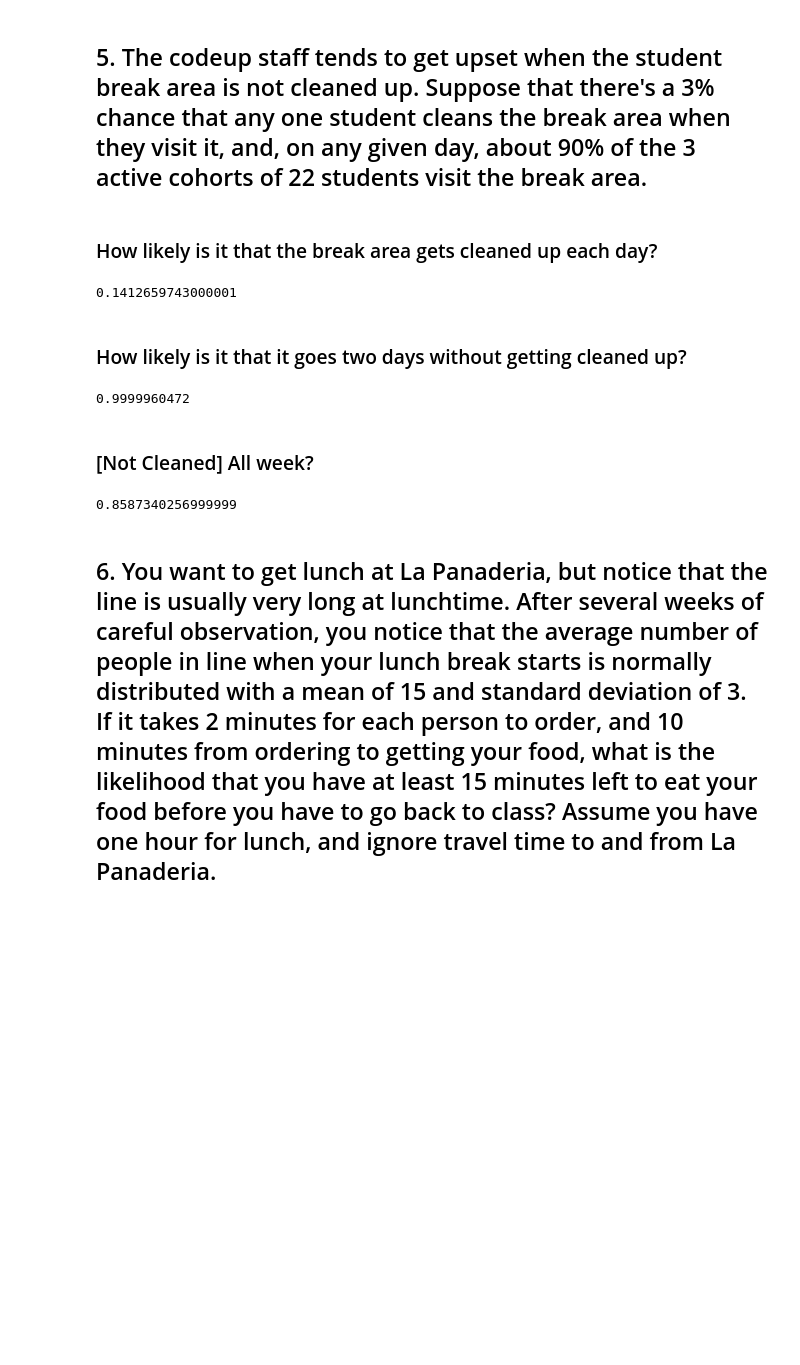
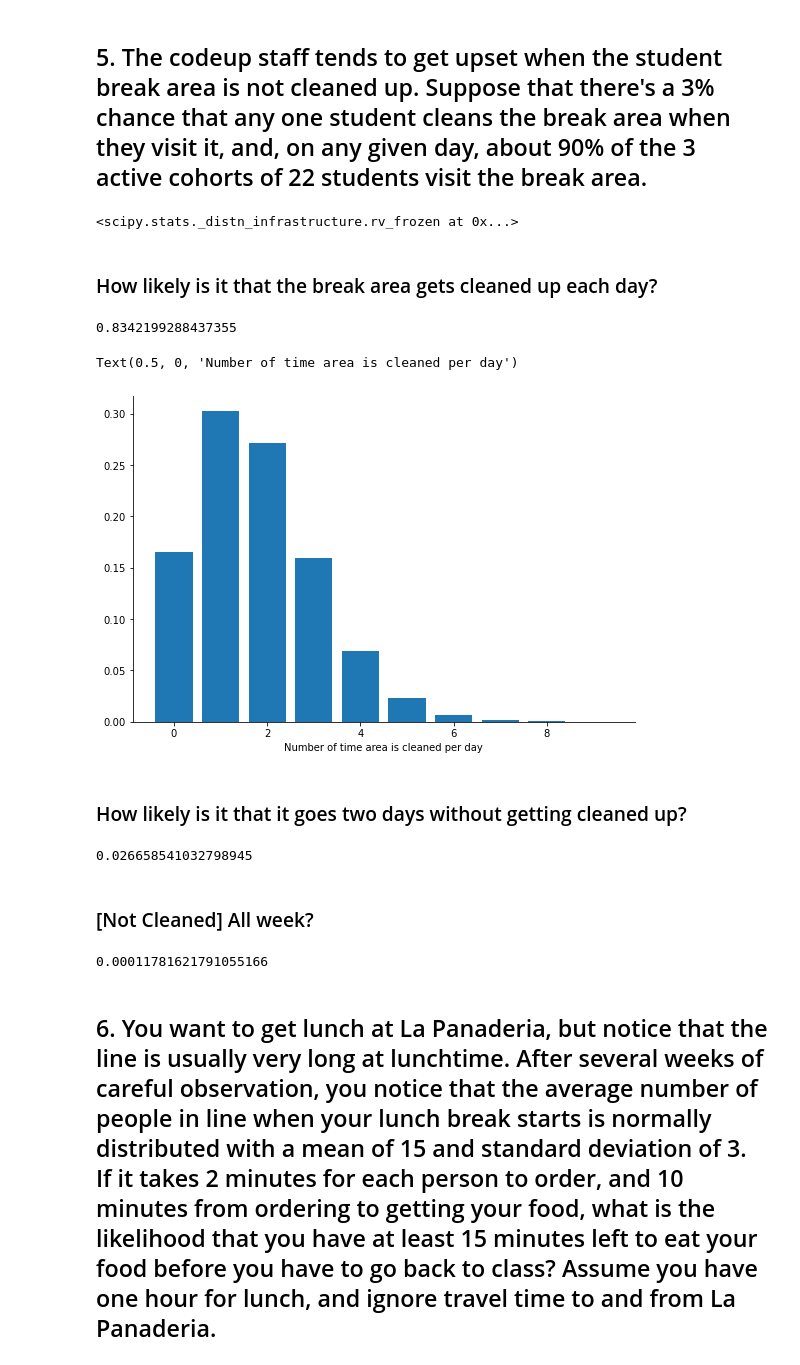
Before and after one commit to kanieladenis/statistics-exercises, a Jupyter notebook: probability_distributions.ipynb, the cells around one changed output. Drawn from its saved outputs; the diff is of its cells as text; code cells hidden in the pictures; blank space fills up the shorter version.

```diff
--- a/probability_distributions.ipynb
+++ b/probability_distributions.ipynb
@@ -119,30 +120,49 @@ stats.binom(60,.01).sf(0)
 p_cleaning = .03
 students = 66
 r_visits = .9
-students_visit = students * r_visits
-n_days = 5
-
-cleaning = stats.binom(n_days, p_cleaning)
+n_days = 1
+students_visit = round(students * r_visits * n_days)
+# the probability distribution that a student will clean that day ( 0 students to 8 students)
+cleaning = stats.binom(students_visit, p_cleaning)
+cleaning
+# %% [output]
+<scipy.stats._distn_infrastructure.rv_frozen at 0x...>
 # %% [markdown]
 ### How likely is it that the break area gets cleaned up each day?
 # %%
+#excludes no students cleaning
 cleaning.sf(0)
 # %% [output]
-0.1412659743000001
+0.8342199288437355
+# %%
+x = np.arange(0, 10)
+y = stats.binom(students_visit,p_cleaning).pmf(x)
+
+plt.bar(x, y)
+plt.xlabel('Number of time area is cleaned per day')
+# %% [output]
+Text(0.5, 0, 'Number of time area is cleaned per day')
+[figure, added]
 # %% [markdown]
 ### How likely is it that it goes two days without getting cleaned up?
 # %%
-n_days = 5
-1 - (cleaning.sf(3))
+# changes days to two, selects zero students cleaning
+n_days = 2
+students_visit = round(students * r_visits * n_days)
+cleaning = stats.binom(students_visit, p_cleaning)
+cleaning.pmf(0)
 # %% [output]
-0.9999960472
+0.026658541032798945
 # %% [markdown]
 ### [Not Cleaned] All week?
 # %%
-n_day = 5
-1 - (cleaning.sf(0))
+# changes days to five, selects zero students cleaning
+n_days = 5
+students_visit = round(students * r_visits * n_days)
+cleaning = stats.binom(students_visit, p_cleaning)
+cleaning.pmf(0)
 # %% [output]
-0.8587340256999999
+0.00011781621791055166
 # %% [markdown]
 ## 6. You want to get lunch at La Panaderia, but notice that the line is usually very long at lunchtime. After several weeks of careful observation, you notice that the average number of people in line when your lunch break starts is normally distributed with a mean of 15 and standard deviation of 3. If it takes 2 minutes for each person to order, and 10 minutes from ordering to getting your food, what is the likelihood that you have at least 15 minutes left to eat your food before you have to go back to class? Assume you have one hour for lunch, and ignore travel time to and from La Panaderia.
 # %%
```
Also changed, not shown: parts of 14 cells of this notebook, 2 other files.
